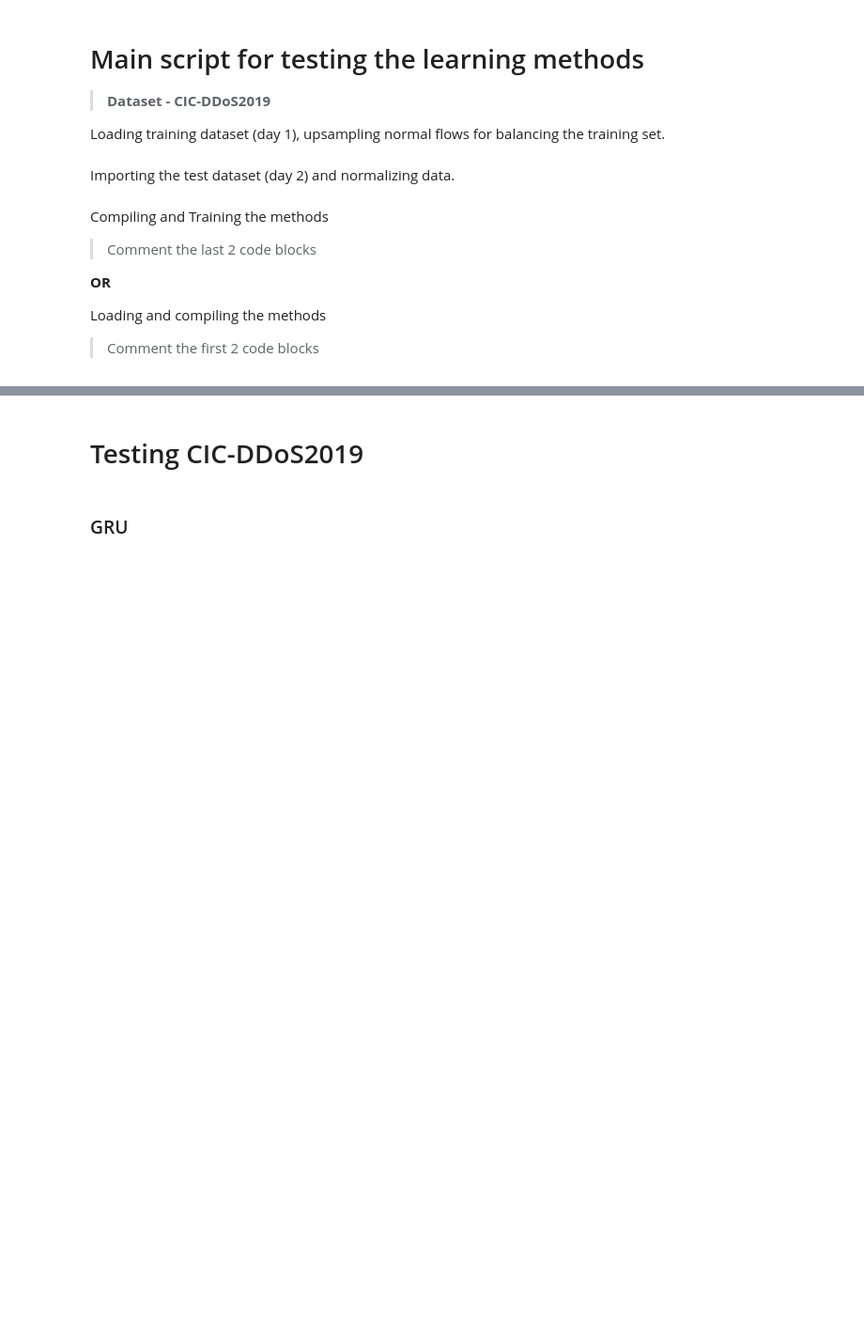
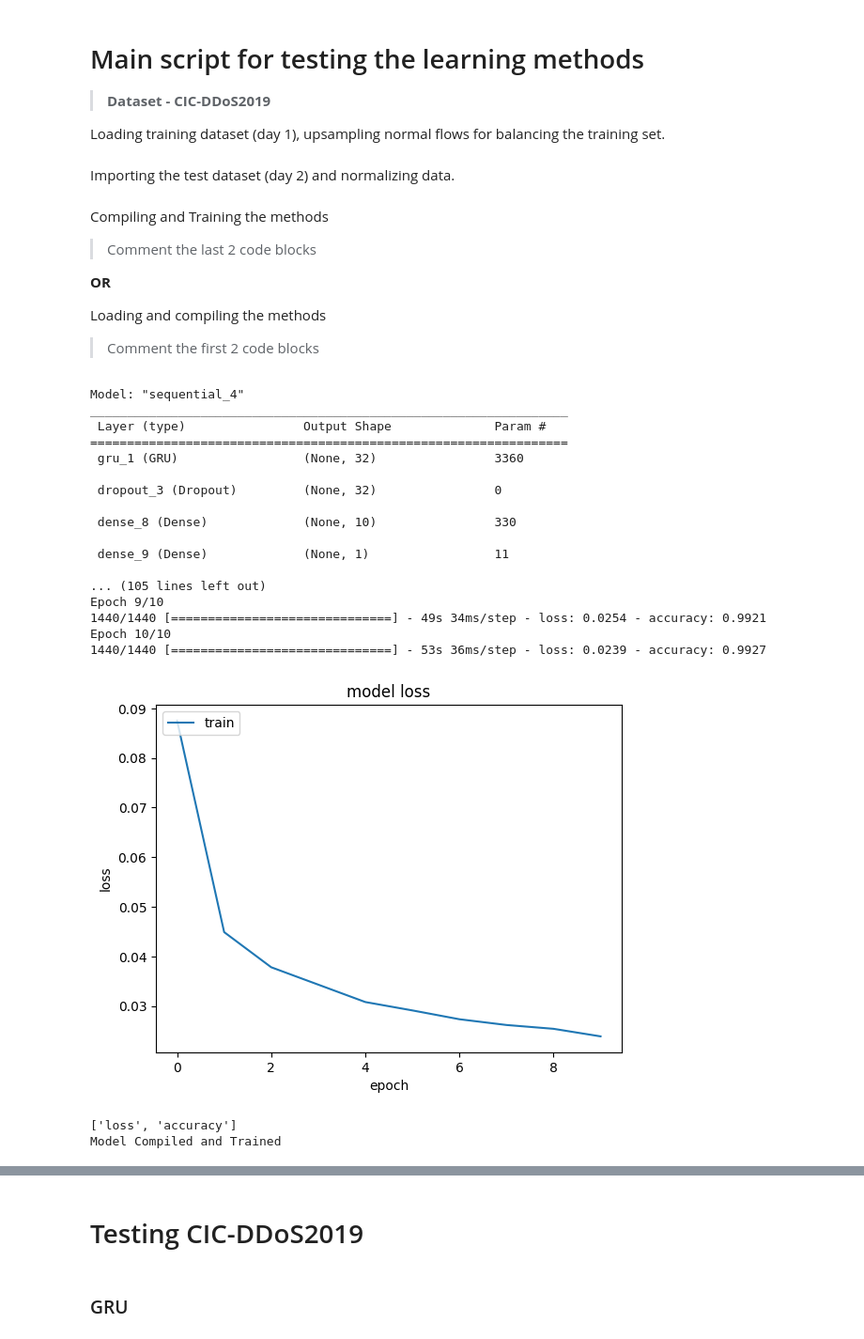
Before and after one commit to giacomovitangeli/ddos-detection, a Jupyter notebook: ddos_detection.ipynb, the cells around one changed output, grey strips where cells are left out. Shown at 94% size. Saved outputs shown, nothing was run; the diff lists cells and outputs as text; code cells hidden in the pictures; blank space fills up the shorter version.

Commit message:
executed everything, all models trained

```diff
--- a/ddos_detection.ipynb
+++ b/ddos_detection.ipynb
@@ -354,8 +354,8 @@ samples[' Label'] = samples[' Label'].replace('UDP-lag',1)
 samples[' Label'] = samples[' Label'].replace('WebDDoS',1)
 
 #Timestamp - Drop day, then convert hour, minute and seconds to hashing
-colunaTime = pd.DataFrame(samples[' Timestamp'].str.split(' ',1).tolist(), columns = ['dia','horas'])
-colunaTime = pd.DataFrame(colunaTime['horas'].str.split('.',1).tolist(),columns = ['horas','milisec'])
+colunaTime = pd.DataFrame(samples[' Timestamp'].str.split(' ').tolist(), columns = ['dia','horas'])
+colunaTime = pd.DataFrame(colunaTime['horas'].str.split('.').tolist(),columns = ['horas','milisec'])
 stringHoras = pd.DataFrame(colunaTime['horas'].str.encode('utf-8'))
 samples[' Timestamp'] = pd.DataFrame(stringHoras['horas'].apply(string2numeric_hash))#colunaTime['horas']
 del colunaTime,stringHoras
@@ -612,7 +610,7 @@ def normalize_data(X_train, X_test, scaler=None):
 # %%
 # Reshape data input
 
-@nb.jit(nopython=True)
+'''@nb.jit(nopython=True)
 def format_3d(df):
     X = np.array(df)
     return np.reshape(X, (X.shape[0], X.shape[1], 1))
@@ -620,9 +618,9 @@ def format_3d(df):
 @nb.jit(nopython=True)
 def format_2d(df):
     X = np.array(df)
-    return np.reshape(X, (X.shape[0], X.shape[1]))
+    return np.reshape(X, (X.shape[0], X.shape[1]))'''
 
-'''def format_3d(df):
+def format_3d(df):
 
     X = np.array(df)
     return np.reshape(X, (X.shape[0], X.shape[1], 1))
@@ -630,4 +628,4 @@ def format_2d(df):
 def format_2d(df):
 
     X = np.array(df)
-    return np.reshape(X, (X.shape[0], X.shape[1]))'''
+    return np.reshape(X, (X.shape[0], X.shape[1]))
@@ -917 +898,39 @@ pool.close()
+# %%
+## Comment next 2 blocks if loading pre-trained models
+## Execute them if training new models
+
+model_gru = GRU_model(82) #quando treina novo modelo
+model_cnn = CNN_model(82)
+model_lstm = LSTM_model(82)
+model_dnn = DNN_model(X_train.shape[1])
+model_svm = SVM()
+model_lr = LR()
+model_gd = GD()
+model_knn = kNN()
+
+model_gru.summary()
+print(X_train.shape)
+
+model_cnn = compile_train(model_cnn,format_3d(X_train),y_train)
+# %% [output]
+Model: "sequential_4"
+_________________________________________________________________
+ Layer (type)                Output Shape              Param #
+=================================================================
+ gru_1 (GRU)                 (None, 32)                3360
+
+ dropout_3 (Dropout)         (None, 32)                0
+
+ dense_8 (Dense)             (None, 10)                330
+
+ dense_9 (Dense)             (None, 1)                 11
+
+... (105 lines left out)
+Epoch 9/10
+1440/1440 [==============================] - 49s 34ms/step - loss: 0.0254 - accuracy: 0.9921
+Epoch 10/10
+1440/1440 [==============================] - 53s 36ms/step - loss: 0.0239 - accuracy: 0.9927
+[figure, added]
+['loss', 'accuracy']
+Model Compiled and Trained
 # %%
```
Also changed, not shown: parts of 24 cells of this notebook, 1 other file.
